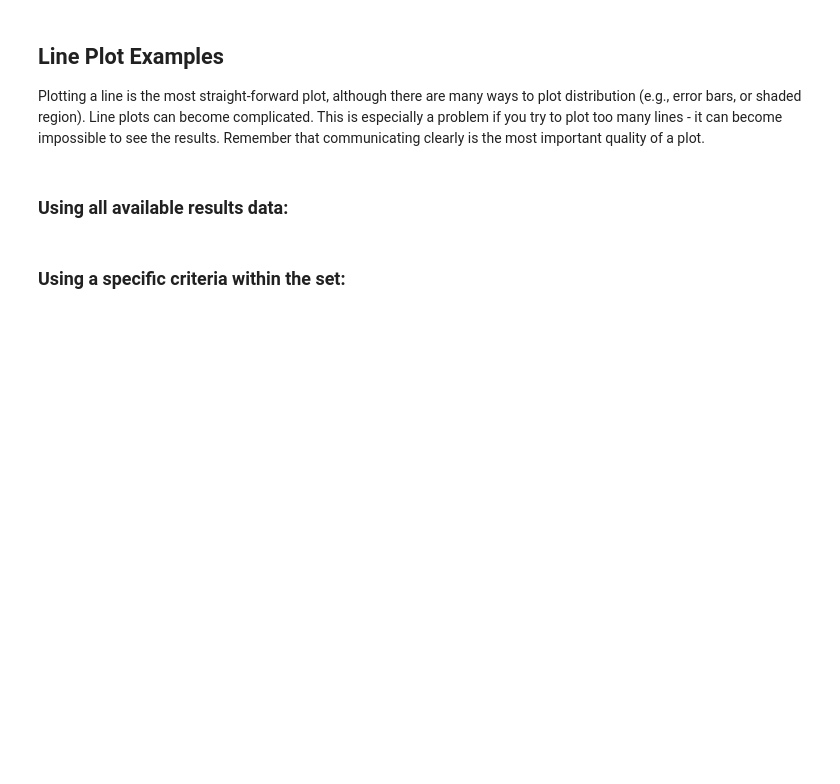
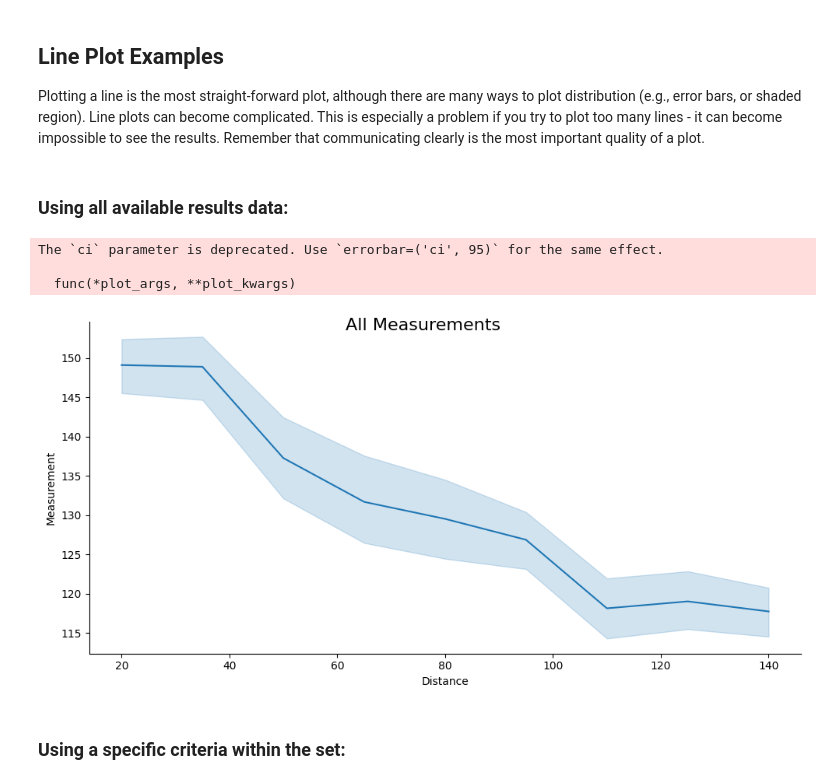
Before and after one commit to paulodowd/PlottingGuidance, a Jupyter notebook: PlottingResults_HelpSheet.ipynb, the cells around one changed output. Saved outputs shown, nothing was run; the diff lists cells and outputs as text; code cells hidden in the pictures; blank space fills up the shorter version.

```diff
--- a/PlottingResults_HelpSheet.ipynb
+++ b/PlottingResults_HelpSheet.ipynb
@@ -139,36 +139,41 @@ Plotting a line is the most straight-forward plot, although there are many ways
 #
 #
 # Troubleshooting plot size (dimensions)
 # https://stackoverflow.com/questions/31594549/how-to-change-the-figure-size-of-a-seaborn-axes-or-figure-level-plot
 # https://drawingfromdata.com/pandas/seaborn/matplotlib/visualization/setting-figure-size-matplotlib-seaborn.html
 #
 
 
 # We will use the following Python libraries:
 import matplotlib.pyplot as plt
 import numpy as np
 import seaborn as sns
 import pandas as pd
 
 # Path to where the results are hosted online
 # This loads the data into a Pandas dataframe
-Data=pd.read_csv('/content/data for  controller validation.csv', sep=',')
+Data=pd.read_csv('https://raw.githubusercontent.com/paulodowd/PlottingGuidance/main/fictional_results.csv', sep=',')
 
 # Macro to help with presenting the final plot.
 %matplotlib inline
 
 
 # This is the call creating the graph.
 # data=Data       : source of data
 # x='Distance'    : column label data to use on x axis
 # y='Measurement' : column label data to use on y axis
 # kind='line'     : make a line plot
 # height=5        : size of the plot height
 # aspect=2        : multiplier for width of plot from height
 # ci=95           : confidence interval for shaded region
-sns.relplot(data=Data, x='epoch', y='Loss', kind='line', height=5, aspect=2, ci=95)
-
+lplot = sns.relplot(data=Data, x='Distance', y='Measurement', kind='line', height=5, aspect=2, ci=95)
+lplot.fig.suptitle('All Measurements', fontsize=16)
 plt.show()
+# %% [output]
+The `ci` parameter is deprecated. Use `errorbar=('ci', 95)` for the same effect.
+
+  func(*plot_args, **plot_kwargs)
+[figure, added]
 # %% [markdown]
 ### Using a specific criteria within the set:
 # %%
```
Also changed, not shown: parts of 4 cells of this notebook.
